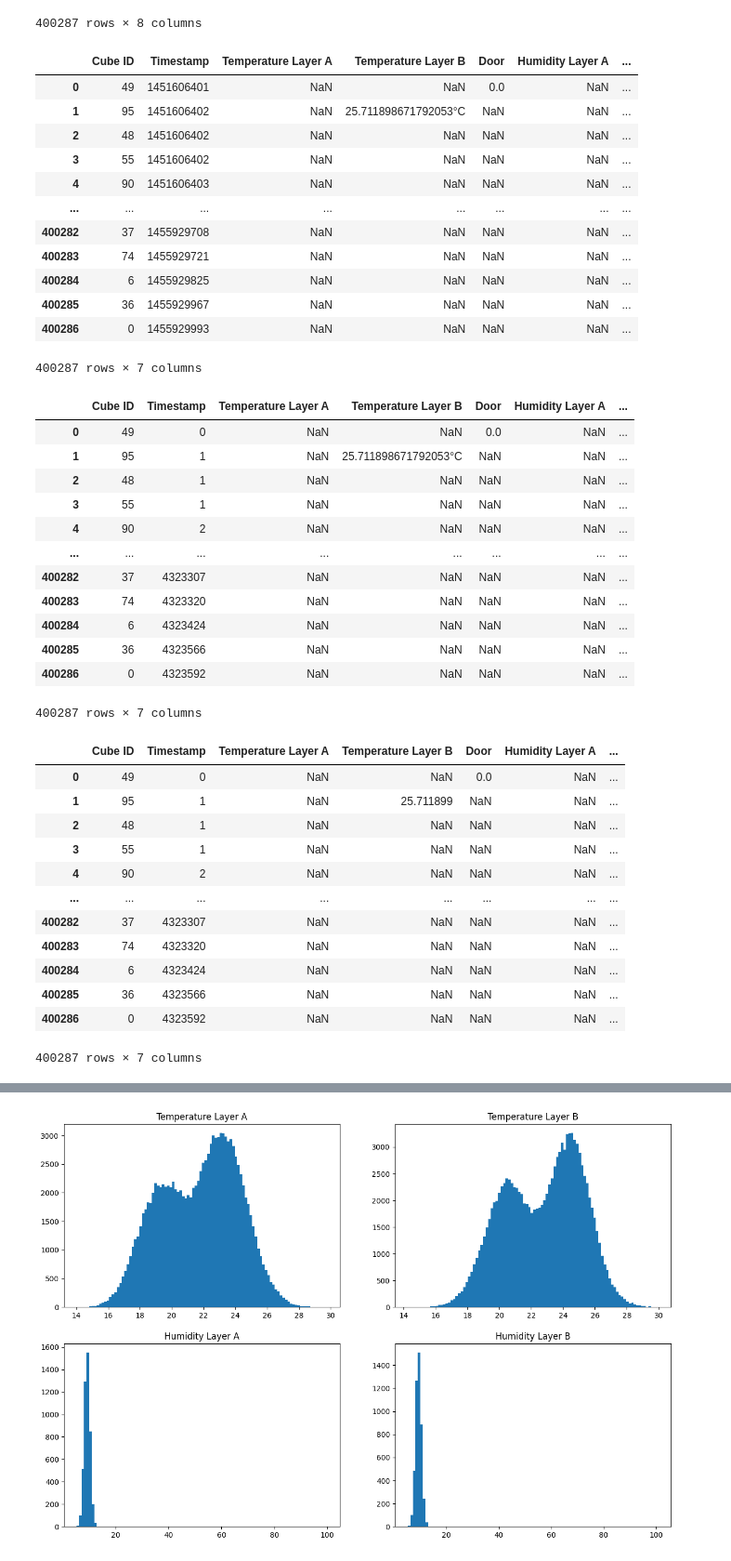
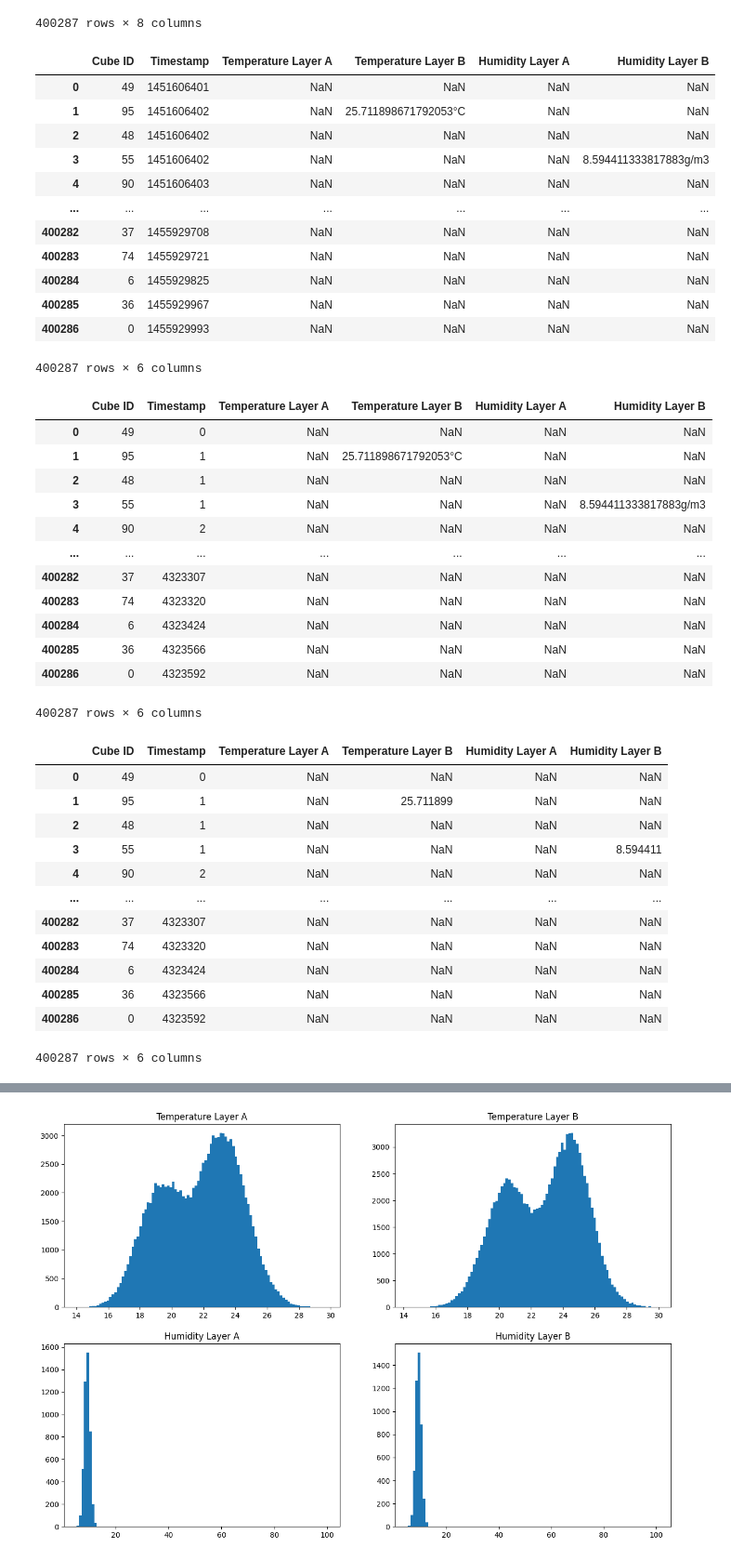
Before and after one commit to KonstantinMosin/data-processing, a Jupyter notebook: src/processing.ipynb, the cells around one changed output, grey strips where cells are left out. Shown at 93% size. Cells and saved outputs as stored; diff of their text form; code cells hidden in the pictures.

```diff
--- a/src/processing.ipynb
+++ b/src/processing.ipynb
@@ -18,39 +18,39 @@ df
 | 400286 | 400286 | 0 | 1455929993 | NaN | NaN | NaN | NaN | ... |
 400287 rows × 8 columns
 # %%
-df = df.drop(columns=['Unnamed: 0'])
+df = df.drop(columns=['Unnamed: 0', 'Door'])
 df
 # %% [output]
-|  | Cube ID | Timestamp | Temperature Layer A | Temperature Layer B | Door | Humidity Layer A | ... |
-| 0 | 49 | 1451606401 | NaN | NaN | 0.0 | NaN | ... |
-| 1 | 95 | 1451606402 | NaN | 25.711898671792053°C | NaN | NaN | ... |
-| 2 | 48 | 1451606402 | NaN | NaN | NaN | NaN | ... |
-| 3 | 55 | 1451606402 | NaN | NaN | NaN | NaN | ... |
-| 4 | 90 | 1451606403 | NaN | NaN | NaN | NaN | ... |
-| ... | ... | ... | ... | ... | ... | ... | ... |
-| 400282 | 37 | 1455929708 | NaN | NaN | NaN | NaN | ... |
-| 400283 | 74 | 1455929721 | NaN | NaN | NaN | NaN | ... |
-| 400284 | 6 | 1455929825 | NaN | NaN | NaN | NaN | ... |
-| 400285 | 36 | 1455929967 | NaN | NaN | NaN | NaN | ... |
-| 400286 | 0 | 1455929993 | NaN | NaN | NaN | NaN | ... |
+|  | Cube ID | Timestamp | Temperature Layer A | Temperature Layer B | Humidity Layer A | Humidity Layer B |
+| 0 | 49 | 1451606401 | NaN | NaN | NaN | NaN |
+| 1 | 95 | 1451606402 | NaN | 25.711898671792053°C | NaN | NaN |
+| 2 | 48 | 1451606402 | NaN | NaN | NaN | NaN |
+| 3 | 55 | 1451606402 | NaN | NaN | NaN | 8.594411333817883g/m3 |
+| 4 | 90 | 1451606403 | NaN | NaN | NaN | NaN |
+| ... | ... | ... | ... | ... | ... | ... |
+| 400282 | 37 | 1455929708 | NaN | NaN | NaN | NaN |
+| 400283 | 74 | 1455929721 | NaN | NaN | NaN | NaN |
+| 400284 | 6 | 1455929825 | NaN | NaN | NaN | NaN |
+| 400285 | 36 | 1455929967 | NaN | NaN | NaN | NaN |
+| 400286 | 0 | 1455929993 | NaN | NaN | NaN | NaN |
-400287 rows × 7 columns
+400287 rows × 6 columns
 # %%
 df['Timestamp'] = df['Timestamp'] - df['Timestamp'].min()
 df
 # %% [output]
-|  | Cube ID | Timestamp | Temperature Layer A | Temperature Layer B | Door | Humidity Layer A | ... |
-| 0 | 49 | 0 | NaN | NaN | 0.0 | NaN | ... |
-| 1 | 95 | 1 | NaN | 25.711898671792053°C | NaN | NaN | ... |
-| 2 | 48 | 1 | NaN | NaN | NaN | NaN | ... |
-| 3 | 55 | 1 | NaN | NaN | NaN | NaN | ... |
-| 4 | 90 | 2 | NaN | NaN | NaN | NaN | ... |
-| ... | ... | ... | ... | ... | ... | ... | ... |
-| 400282 | 37 | 4323307 | NaN | NaN | NaN | NaN | ... |
-| 400283 | 74 | 4323320 | NaN | NaN | NaN | NaN | ... |
-| 400284 | 6 | 4323424 | NaN | NaN | NaN | NaN | ... |
-| 400285 | 36 | 4323566 | NaN | NaN | NaN | NaN | ... |
-| 400286 | 0 | 4323592 | NaN | NaN | NaN | NaN | ... |
+|  | Cube ID | Timestamp | Temperature Layer A | Temperature Layer B | Humidity Layer A | Humidity Layer B |
+| 0 | 49 | 0 | NaN | NaN | NaN | NaN |
+| 1 | 95 | 1 | NaN | 25.711898671792053°C | NaN | NaN |
+| 2 | 48 | 1 | NaN | NaN | NaN | NaN |
+| 3 | 55 | 1 | NaN | NaN | NaN | 8.594411333817883g/m3 |
+| 4 | 90 | 2 | NaN | NaN | NaN | NaN |
+| ... | ... | ... | ... | ... | ... | ... |
+| 400282 | 37 | 4323307 | NaN | NaN | NaN | NaN |
+| 400283 | 74 | 4323320 | NaN | NaN | NaN | NaN |
+| 400284 | 6 | 4323424 | NaN | NaN | NaN | NaN |
+| 400285 | 36 | 4323566 | NaN | NaN | NaN | NaN |
+| 400286 | 0 | 4323592 | NaN | NaN | NaN | NaN |
-400287 rows × 7 columns
+400287 rows × 6 columns
 # %%
 import numpy as np
 
@@ -61,19 +61,19 @@ df['Humidity Layer A'] = df['Humidity Layer A'].str.replace('g/m3', '').astype(n
 df['Humidity Layer B'] = df['Humidity Layer B'].str.replace('g/m3', '').astype(np.float64)
 df
 # %% [output]
-|  | Cube ID | Timestamp | Temperature Layer A | Temperature Layer B | Door | Humidity Layer A | ... |
-| 0 | 49 | 0 | NaN | NaN | 0.0 | NaN | ... |
-| 1 | 95 | 1 | NaN | 25.711899 | NaN | NaN | ... |
-| 2 | 48 | 1 | NaN | NaN | NaN | NaN | ... |
-| 3 | 55 | 1 | NaN | NaN | NaN | NaN | ... |
-| 4 | 90 | 2 | NaN | NaN | NaN | NaN | ... |
-| ... | ... | ... | ... | ... | ... | ... | ... |
-| 400282 | 37 | 4323307 | NaN | NaN | NaN | NaN | ... |
-| 400283 | 74 | 4323320 | NaN | NaN | NaN | NaN | ... |
-| 400284 | 6 | 4323424 | NaN | NaN | NaN | NaN | ... |
-| 400285 | 36 | 4323566 | NaN | NaN | NaN | NaN | ... |
-| 400286 | 0 | 4323592 | NaN | NaN | NaN | NaN | ... |
+|  | Cube ID | Timestamp | Temperature Layer A | Temperature Layer B | Humidity Layer A | Humidity Layer B |
+| 0 | 49 | 0 | NaN | NaN | NaN | NaN |
+| 1 | 95 | 1 | NaN | 25.711899 | NaN | NaN |
+| 2 | 48 | 1 | NaN | NaN | NaN | NaN |
+| 3 | 55 | 1 | NaN | NaN | NaN | 8.594411 |
+| 4 | 90 | 2 | NaN | NaN | NaN | NaN |
+| ... | ... | ... | ... | ... | ... | ... |
+| 400282 | 37 | 4323307 | NaN | NaN | NaN | NaN |
+| 400283 | 74 | 4323320 | NaN | NaN | NaN | NaN |
+| 400284 | 6 | 4323424 | NaN | NaN | NaN | NaN |
+| 400285 | 36 | 4323566 | NaN | NaN | NaN | NaN |
+| 400286 | 0 | 4323592 | NaN | NaN | NaN | NaN |
-400287 rows × 7 columns
+400287 rows × 6 columns
 # %%
 df = df.dropna(how='all', subset=['Temperature Layer A', 'Temperature Layer B', 'Humidity Layer A', 'Humidity Layer B'])
 df
```
Also changed, not shown: parts of 3 cells of this notebook.
